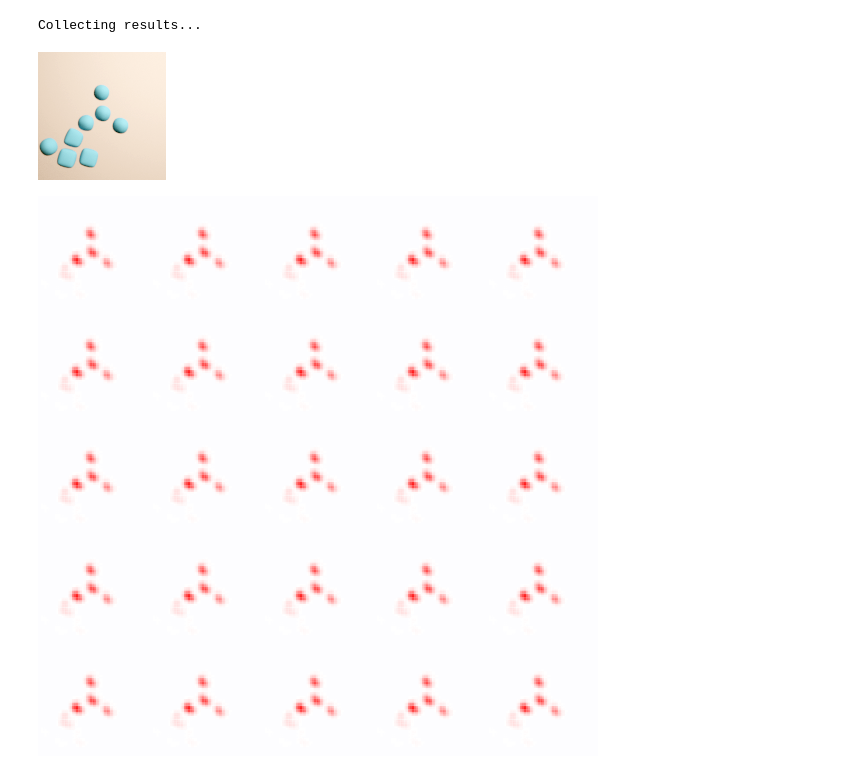
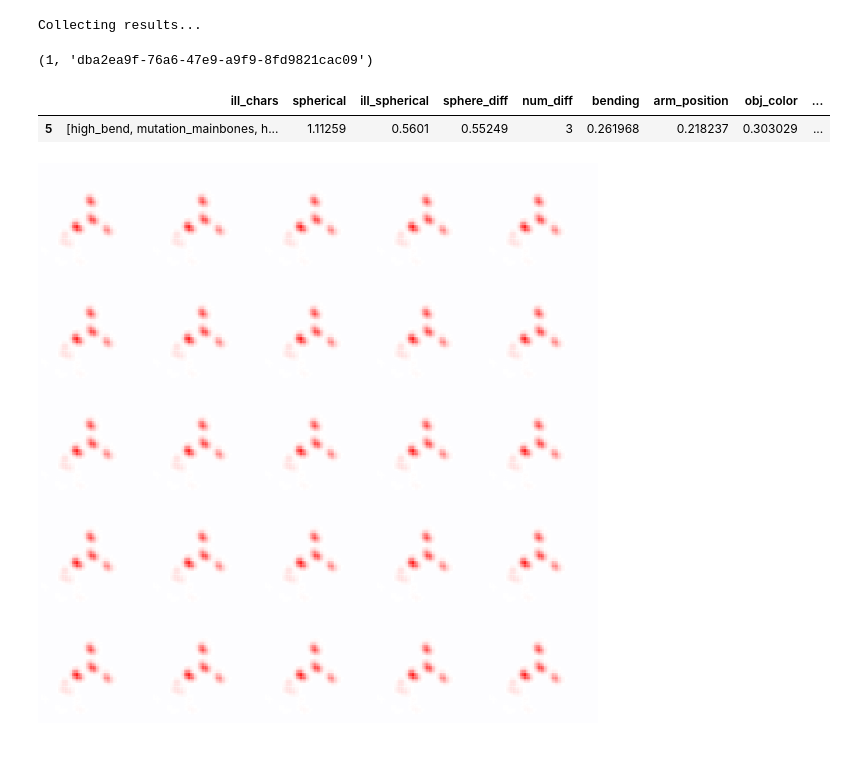
Before and after one commit to davidsjohnson/blockies-xai, a Jupyter notebook: CRP_explanation.ipynb, the cells around one changed output. Saved outputs shown, nothing was run; the diff lists cells and outputs as text; code cells hidden in the pictures.

```diff
--- a/CRP_explanation.ipynb
+++ b/CRP_explanation.ipynb
@@ -513,8 +531,14 @@ Running Analysis...
 Collecting results...
 # %%
 imgify(sample[0])
+label, b_id
 # %% [output]
-[figure, removed]
+(1, 'dba2ea9f-76a6-47e9-a9f9-8fd9821cac09')
+# %%
+test_df[test_df['id'] == b_id][imp_features]
+# %% [output]
+|  | ill_chars | spherical | ill_spherical | sphere_diff | num_diff | bending | arm_position | obj_color | ... |
+| 5 | [high_bend, mutation_mainbones, h... | 1.11259 | 0.5601 | 0.55249 | 3 | 0.261968 | 0.218237 | 0.303029 | ... |
 # %%
 imgify(concept_heatmaps, symmetric=True, grid=(5, len(concept_heatmaps) // 5))
 # %% [output]
```
Also changed, not shown: parts of 27 cells of this notebook.
